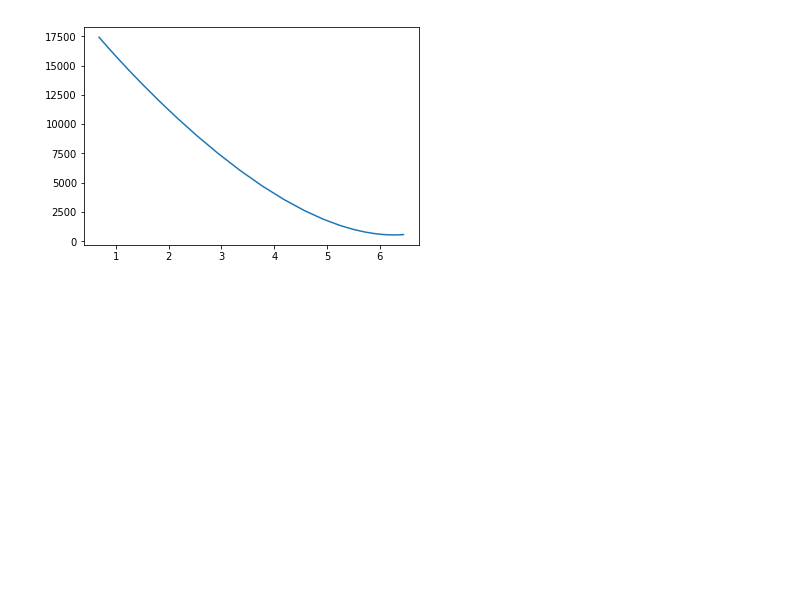
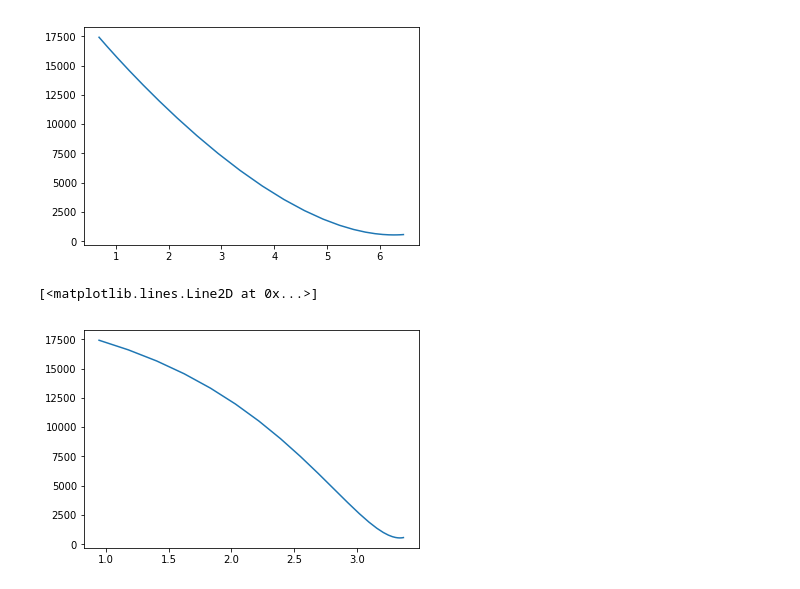
Before and after one commit to timdavidlee/layeredlearning, a Jupyter notebook: SGD.ipynb, the cells around one changed output. Drawn from its saved outputs; the diff is of its cells as text; code cells hidden in the pictures; blank space fills up the shorter version.

```diff
--- a/SGD.ipynb
+++ b/SGD.ipynb
@@ -281,3 +289,8 @@ plt.plot(stored_a_vals, stored_loss)
 # %% [output]
 [<matplotlib.lines.Line2D at 0x...>]
 [figure]
+# %%
+plt.plot(stored_b_vals, stored_loss)
+# %% [output]
+[<matplotlib.lines.Line2D at 0x...>]
+[figure, added]
```
Also changed, not shown: parts of 5 cells of this notebook.
